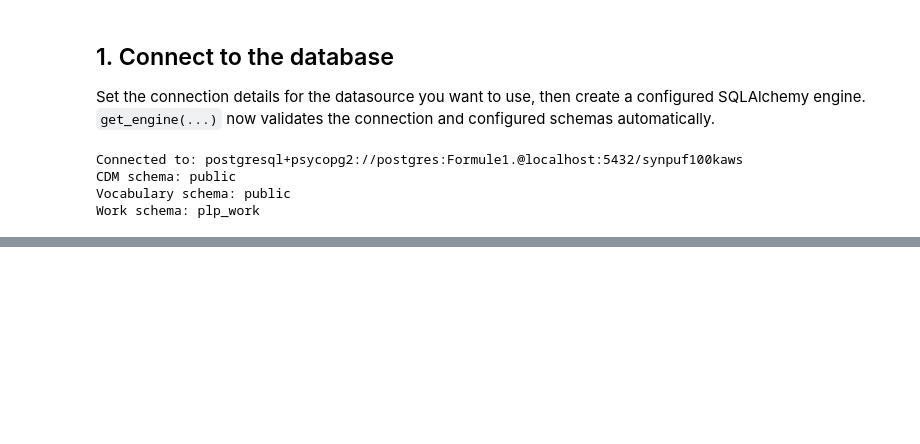
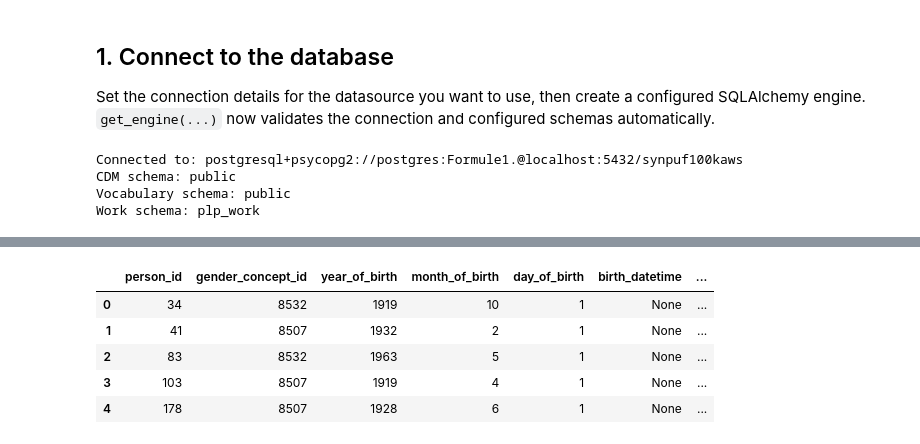
Before and after one commit to YouriDeKeersmaecker/P-PLP, a Jupyter notebook: notebooks/p_plp_showcase.ipynb, the cells around one changed output, grey strips where cells are left out. Drawn from its saved outputs; the diff is of its cells as text; code cells hidden in the pictures; blank space fills up the shorter version.

```diff
--- a/notebooks/p_plp_showcase.ipynb
+++ b/notebooks/p_plp_showcase.ipynb
@@ -62,0 +48,9 @@ read_table(engine, "person")
+# %%
+read_table(engine, "person").head()
+# %% [output]
+|  | person_id | gender_concept_id | year_of_birth | month_of_birth | day_of_birth | birth_datetime | ... |
+| 0 | 34 | 8532 | 1919 | 10 | 1 | None | ... |
+| 1 | 41 | 8507 | 1932 | 2 | 1 | None | ... |
+| 2 | 83 | 8532 | 1963 | 5 | 1 | None | ... |
+| 3 | 103 | 8507 | 1919 | 4 | 1 | None | ... |
+| 4 | 178 | 8507 | 1928 | 6 | 1 | None | ... |
```
Also changed, not shown: parts of 8 cells of this notebook, 4 other files.
